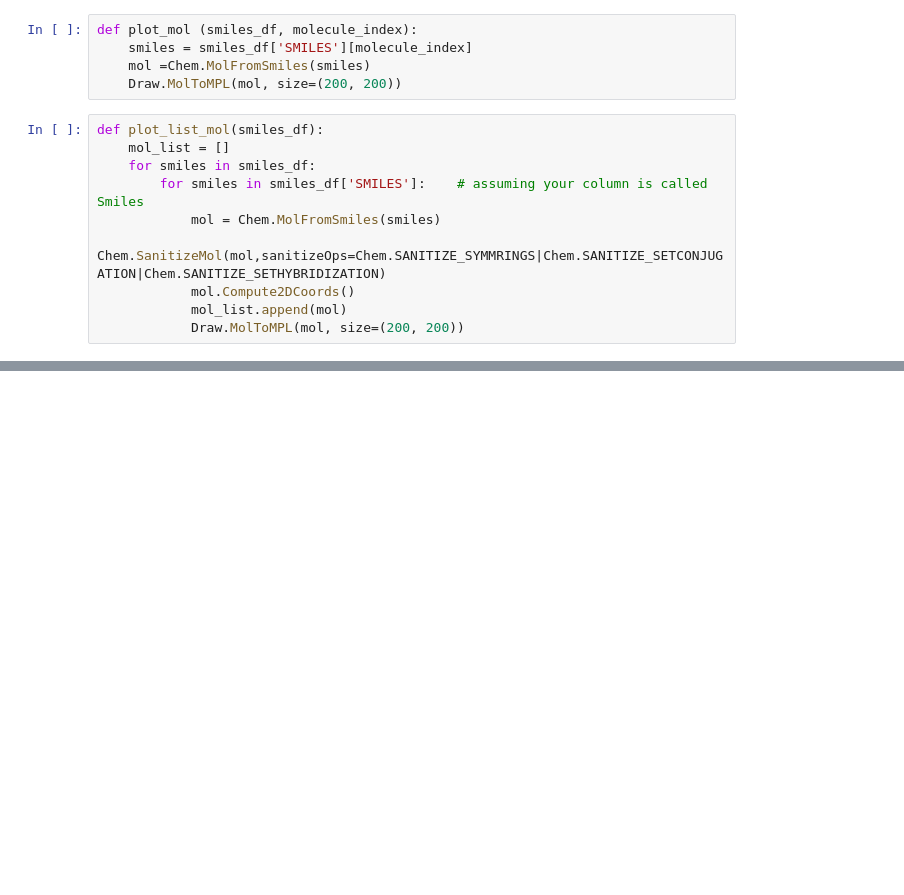
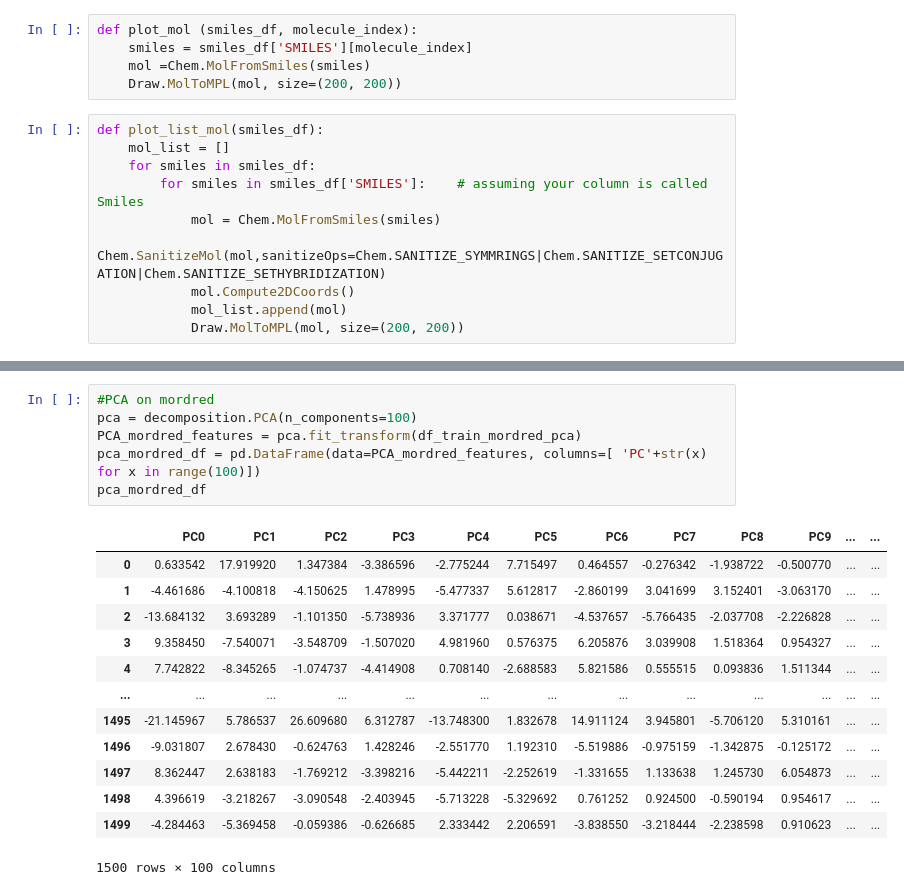
Before and after one commit to Jobs27/AP_groupassignment-, a Jupyter notebook: group_assignment_inhibitor_classifier.ipynb, the cells around one changed output, grey strips where cells are left out. Drawn from its saved outputs; the diff is of its cells as text; blank space fills up the shorter version.

```diff
--- a/group_assignment_inhibitor_classifier.ipynb
+++ b/group_assignment_inhibitor_classifier.ipynb
@@ -233,0 +188,20 @@ Accuracy: 0.7
+# %%
+#PCA on mordred
+pca = decomposition.PCA(n_components=100)
+PCA_mordred_features = pca.fit_transform(df_train_mordred_pca)
+pca_mordred_df = pd.DataFrame(data=PCA_mordred_features, columns=[ 'PC'+str(x) for x in range(100)])
+pca_mordred_df
+# %% [output]
+|  | PC0 | PC1 | PC2 | PC3 | PC4 | PC5 | PC6 | PC7 | PC8 | PC9 | ... | ... |
+| 0 | 0.633542 | 17.919920 | 1.347384 | -3.386596 | -2.775244 | 7.715497 | 0.464557 | -0.276342 | -1.938722 | -0.500770 | ... | ... |
+| 1 | -4.461686 | -4.100818 | -4.150625 | 1.478995 | -5.477337 | 5.612817 | -2.860199 | 3.041699 | 3.152401 | -3.063170 | ... | ... |
+| 2 | -13.684132 | 3.693289 | -1.101350 | -5.738936 | 3.371777 | 0.038671 | -4.537657 | -5.766435 | -2.037708 | -2.226828 | ... | ... |
+| 3 | 9.358450 | -7.540071 | -3.548709 | -1.507020 | 4.981960 | 0.576375 | 6.205876 | 3.039908 | 1.518364 | 0.954327 | ... | ... |
+| 4 | 7.742822 | -8.345265 | -1.074737 | -4.414908 | 0.708140 | -2.688583 | 5.821586 | 0.555515 | 0.093836 | 1.511344 | ... | ... |
+| ... | ... | ... | ... | ... | ... | ... | ... | ... | ... | ... | ... | ... |
+| 1495 | -21.145967 | 5.786537 | 26.609680 | 6.312787 | -13.748300 | 1.832678 | 14.911124 | 3.945801 | -5.706120 | 5.310161 | ... | ... |
+| 1496 | -9.031807 | 2.678430 | -0.624763 | 1.428246 | -2.551770 | 1.192310 | -5.519886 | -0.975159 | -1.342875 | -0.125172 | ... | ... |
+| 1497 | 8.362447 | 2.638183 | -1.769212 | -3.398216 | -5.442211 | -2.252619 | -1.331655 | 1.133638 | 1.245730 | 6.054873 | ... | ... |
+| 1498 | 4.396619 | -3.218267 | -3.090548 | -2.403945 | -5.713228 | -5.329692 | 0.761252 | 0.924500 | -0.590194 | 0.954617 | ... | ... |
+| 1499 | -4.284463 | -5.369458 | -0.059386 | -0.626685 | 2.333442 | 2.206591 | -3.838550 | -3.218444 | -2.238598 | 0.910623 | ... | ... |
+1500 rows × 100 columns
```
Also changed, not shown: parts of 45 cells of this notebook.
